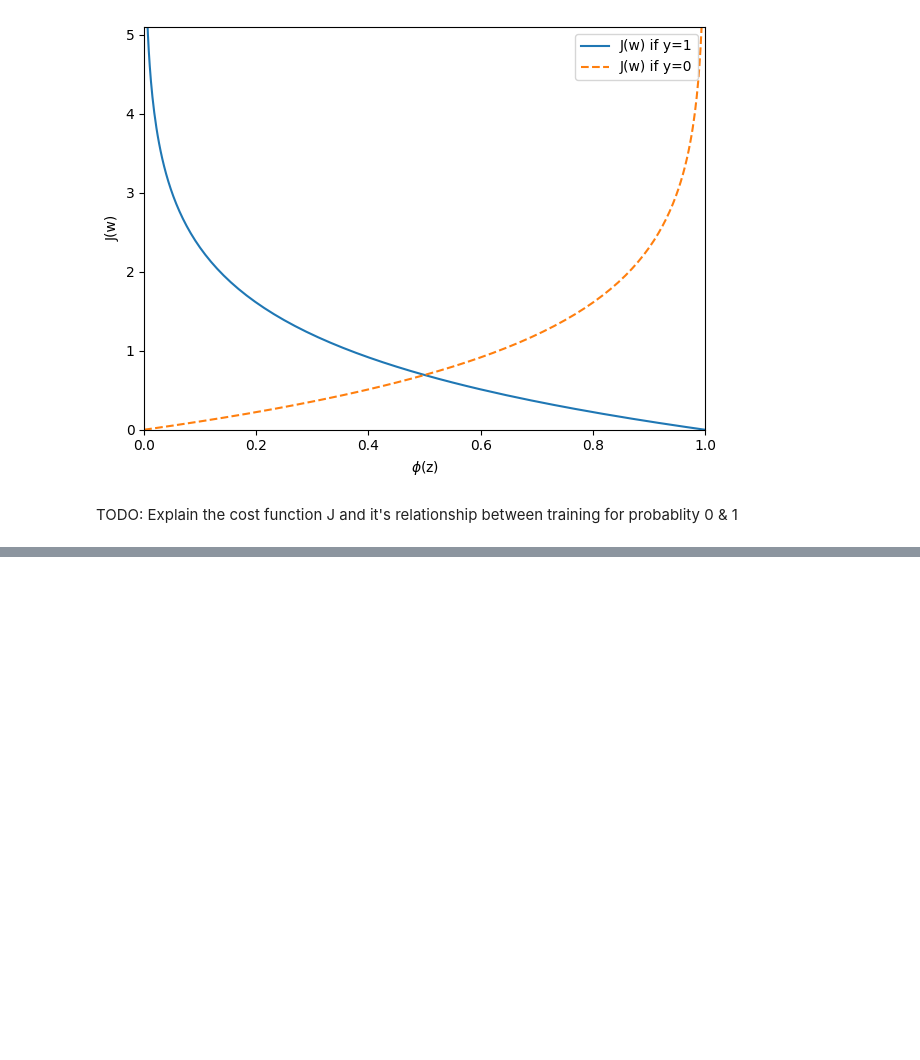
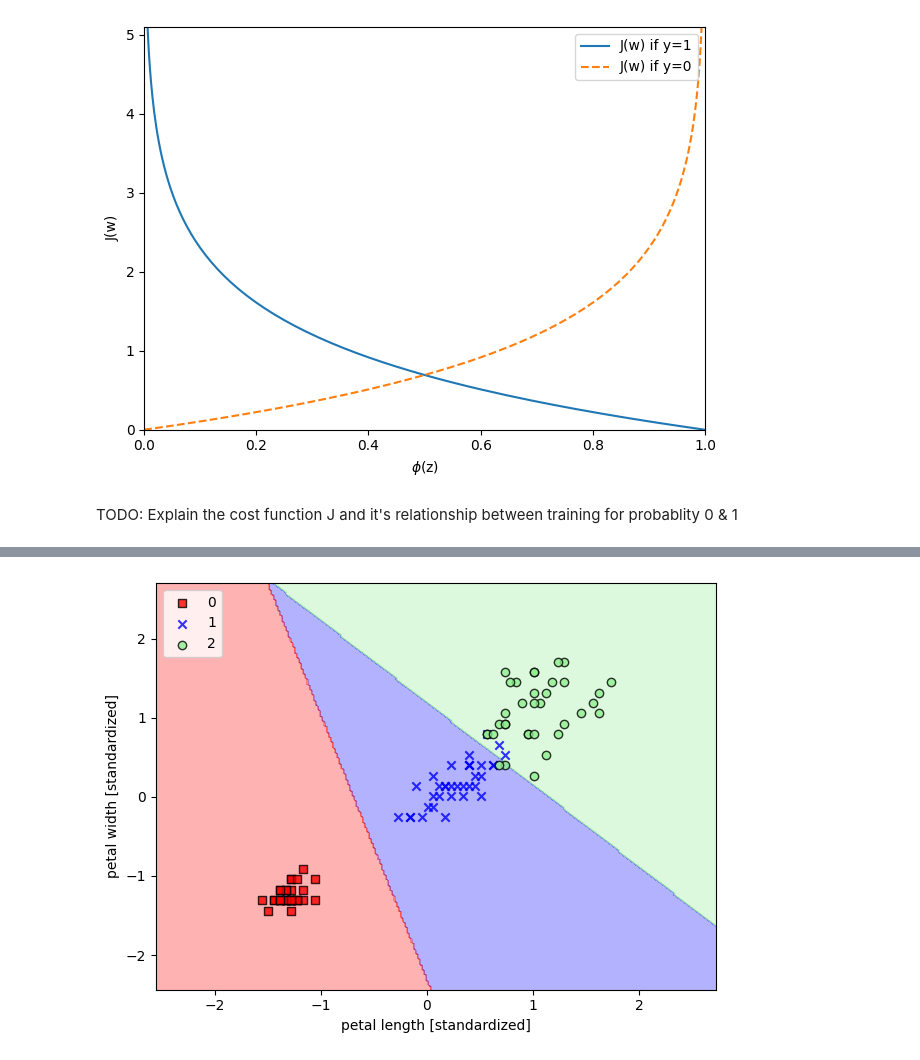
Before and after one commit to heyskylark/python-machine-learning, a Jupyter notebook: notebooks/logisticregression.ipynb, the cells around one changed output, grey strips where cells are left out. Saved outputs shown, nothing was run; the diff lists cells and outputs as text; code cells hidden in the pictures; blank space fills up the shorter version.

```diff
--- a/notebooks/logisticregression.ipynb
+++ b/notebooks/logisticregression.ipynb
@@ -49,0 +97,17 @@ TODO: Explain the cost function J and it's relationship between training for pro
+# %%
+sc = StandardScaler()
+sc.fit(X_train)
+X_train_std = sc.transform(X_train)
+X_test_std = sc.transform(X_test)
+
+lr = LogisticRegression(C=100.0, random_state=1, solver='lbfgs', multi_class='ovr')
+lr.fit(X_train_std, y_train)
+
+plot_decision_regions(X_train_std, y_train, classifier=lr, test_idx=range(105, 105))
+plt.xlabel('petal length [standardized]')
+plt.ylabel('petal width [standardized]')
+plt.legend(loc='upper left')
+plt.tight_layout()
+plt.show()
+# %% [output]
+[figure, added]
```
Also changed, not shown: parts of 5 cells of this notebook, 4 other files.
